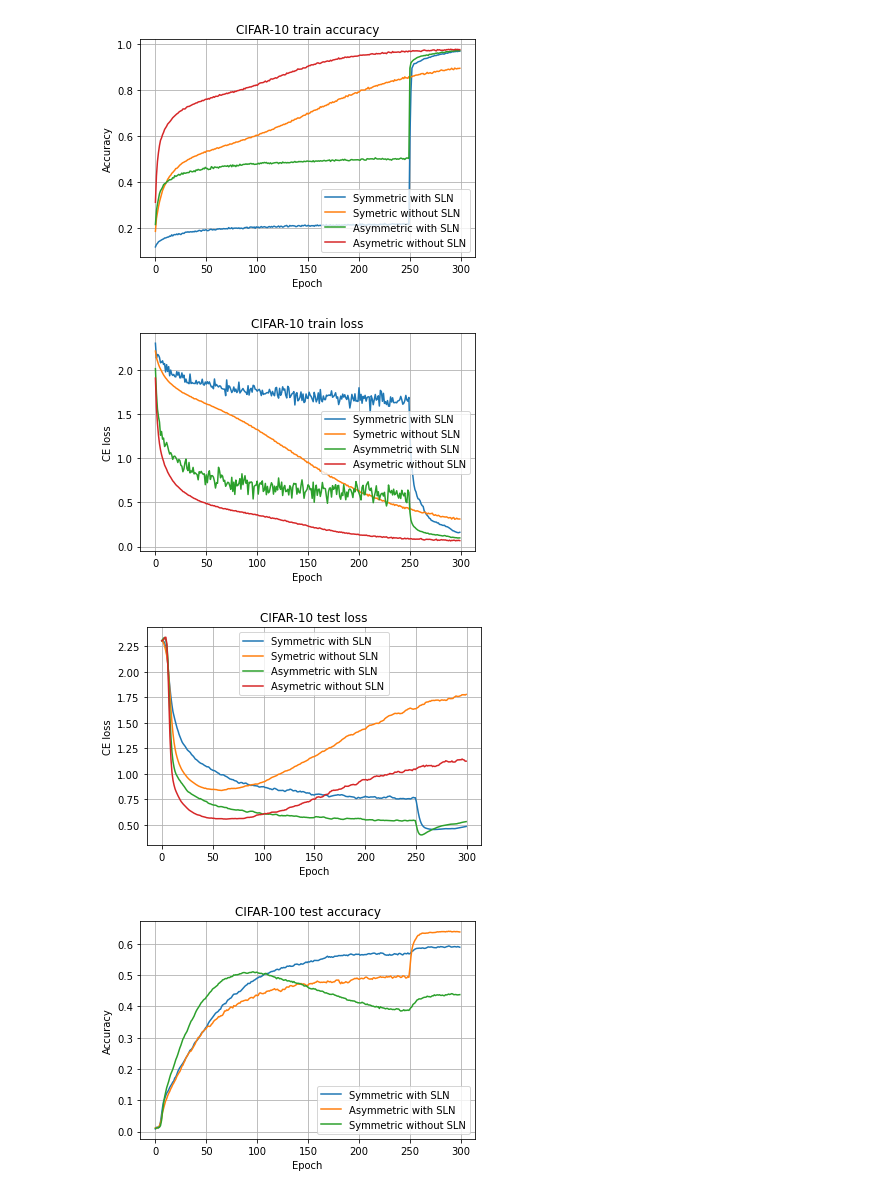
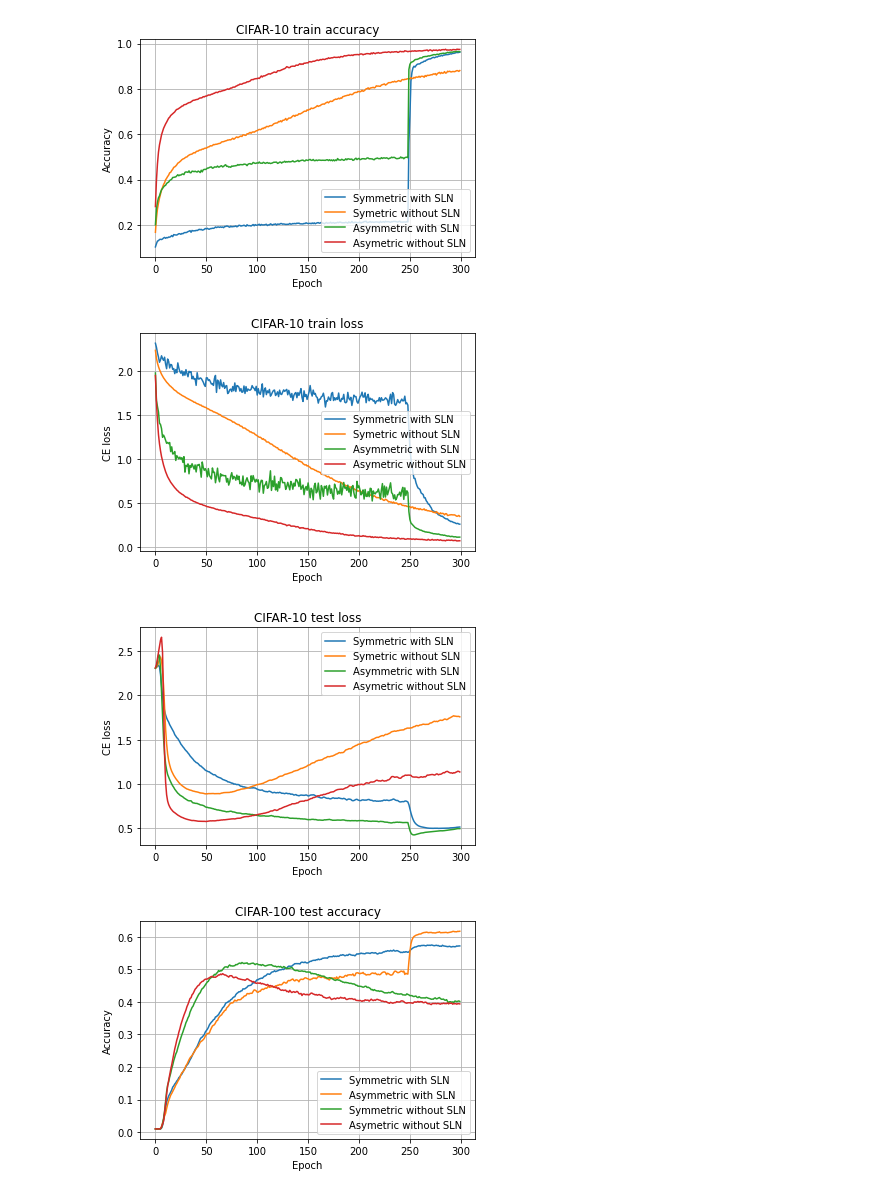
Before and after one commit to jhammarstedt/SLN-on-Sound, a Jupyter notebook: plotting.ipynb, the cells around one changed output. Drawn from its saved outputs; the diff is of its cells as text; code cells hidden in the pictures.

Commit message:
plot the new results

```diff
--- a/plotting.ipynb
+++ b/plotting.ipynb
@@ -15,3 +18,15 @@ fsd_sym = pd.read_json('results/fsd_symmetric_noSLN_14/training_log.json',)
+# %%
+#results2
+sym10snl = pd.read_json('results2/cifar10sym.json',)
+sym10 = pd.read_json('results2/cifar10sym_noSLN.json',)
+asym10snl = pd.read_json('results2/cifar10asym.json',)
+asym10 = pd.read_json('results2/cifar10asym_noSLN.json',)
+sym100snl = pd.read_json('results2/cifar100sym.json',)
+asym100snl = pd.read_json('results2/cifar100asym.json',)
+sym100 = pd.read_json('results2/cifar100sym_noSLN.json',)
+asym100 = pd.read_json('results2/cifar100asym_noSLN.json',)
+fsd_sym = pd.read_json('sound_res/No_SLN/training_log.json',)
+fsd_sym_snl = pd.read_json('sound_res/SLN/training_log.json',)
 # %%
 def plot(data, labels, title='CIFAR-10 test accuracy', ylabel='Accuracy'):
     for i in range(len(data)):
@@ -36,7 +53,7 @@ plot([sym10snl.train_acc, sym10.train_acc, asym10snl.train_acc, asym10.train_acc
      title='CIFAR-10 train accuracy'
     )
 # %% [output]
-[figure, old version]
+[figure, new version]
 # %%
 plot([sym10snl.train_loss, sym10.train_loss, asym10snl.train_loss, asym10.train_loss],
      ['Symmetric with SLN', 'Symetric without SLN', 'Asymmetric with SLN', 'Asymetric without SLN'],
@@ -44,7 +61,7 @@ plot([sym10snl.train_loss, sym10.train_loss, asym10snl.train_loss, asym10.train_
      ylabel='CE loss'
     )
 # %% [output]
-[figure, old version]
+[figure, new version]
 # %%
 plot([sym10snl.test_loss, sym10.test_loss, asym10snl.test_loss, asym10.test_loss],
      ['Symmetric with SLN', 'Symetric without SLN', 'Asymmetric with SLN', 'Asymetric without SLN'],
@@ -52,8 +69,11 @@ plot([sym10snl.test_loss, sym10.test_loss, asym10snl.test_loss, asym10.test_loss
      ylabel='CE loss'
     )
 # %% [output]
-[figure, old version]
+[figure, new version]
 # %%
-plot([sym100snl.test_acc, asym100snl.test_acc, sym100.test_acc], ['Symmetric with SLN', 'Asymmetric with SLN', 'Symmetric without SLN'], title='CIFAR-100 test accuracy')
+plot([sym100snl.test_acc, asym100snl.test_acc, sym100.test_acc, asym100.test_acc],
+     ['Symmetric with SLN', 'Asymmetric with SLN', 'Symmetric without SLN', 'Asymetric without SLN'],
+     title='CIFAR-100 test accuracy'
+    )
 # %% [output]
-[figure, old version]
+[figure, new version]
```
Also changed, not shown: parts of 9 cells of this notebook, 6 other files.
